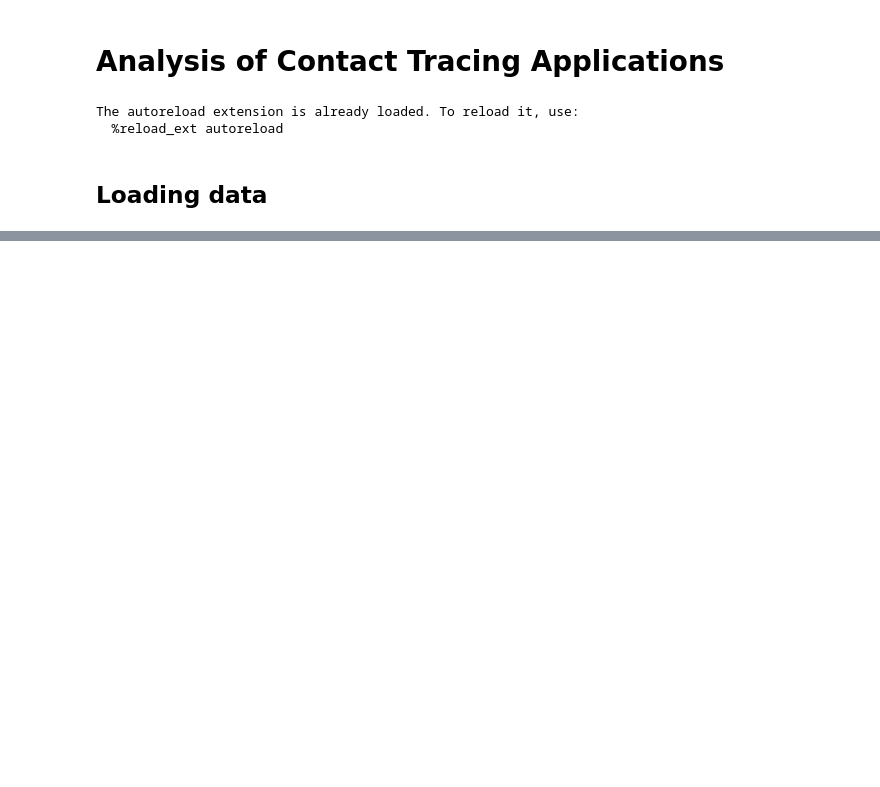
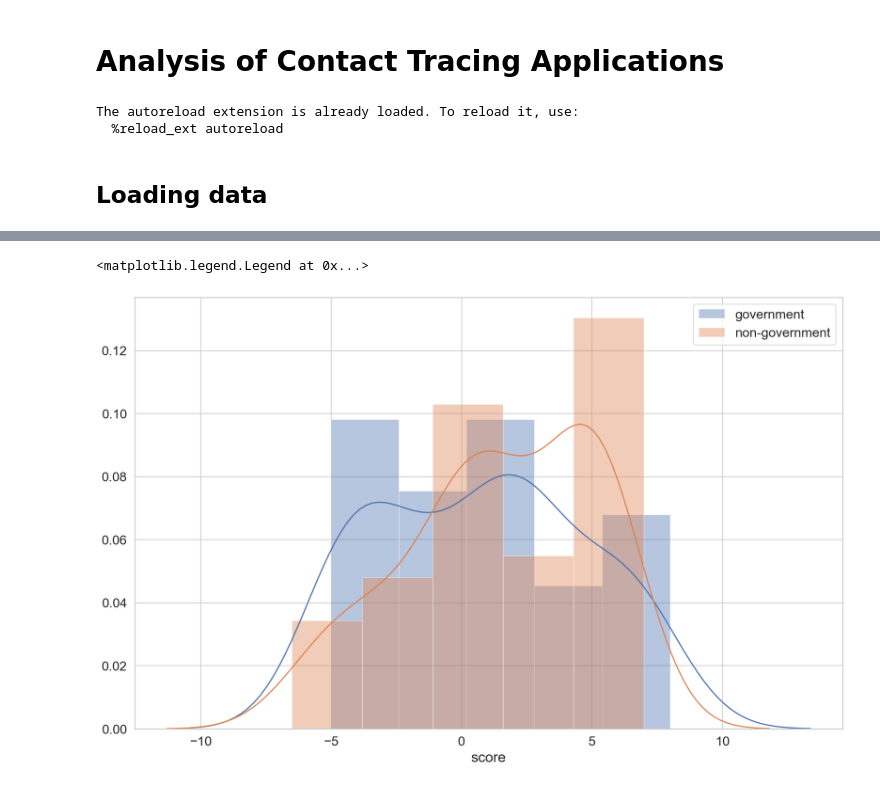
Before and after one commit to benlevyx/covid-tracking, a Jupyter notebook: notebooks/1_contact_tracing_applications.ipynb, the cells around one changed output, grey strips where cells are left out. Drawn from its saved outputs; the diff is of its cells as text; code cells hidden in the pictures; blank space fills up the shorter version.

```diff
--- a/notebooks/1_contact_tracing_applications.ipynb
+++ b/notebooks/1_contact_tracing_applications.ipynb
@@ -200,0 +269,8 @@ Name: data_persistence_days, dtype: int64
+# %%
+plt.figure(dpi=150, figsize=(16, 10))
+sns.distplot(df_scored.loc[df_scored['government'] == 'yes', 'score'], label='government')
+sns.distplot(df_scored.loc[df_scored['government'] != 'yes', 'score'], label='non-government')
+plt.legend()
+# %% [output]
+<matplotlib.legend.Legend at 0x...>
+[figure, added]
```
Also changed, not shown: parts of 71 cells of this notebook, 36 other files.
